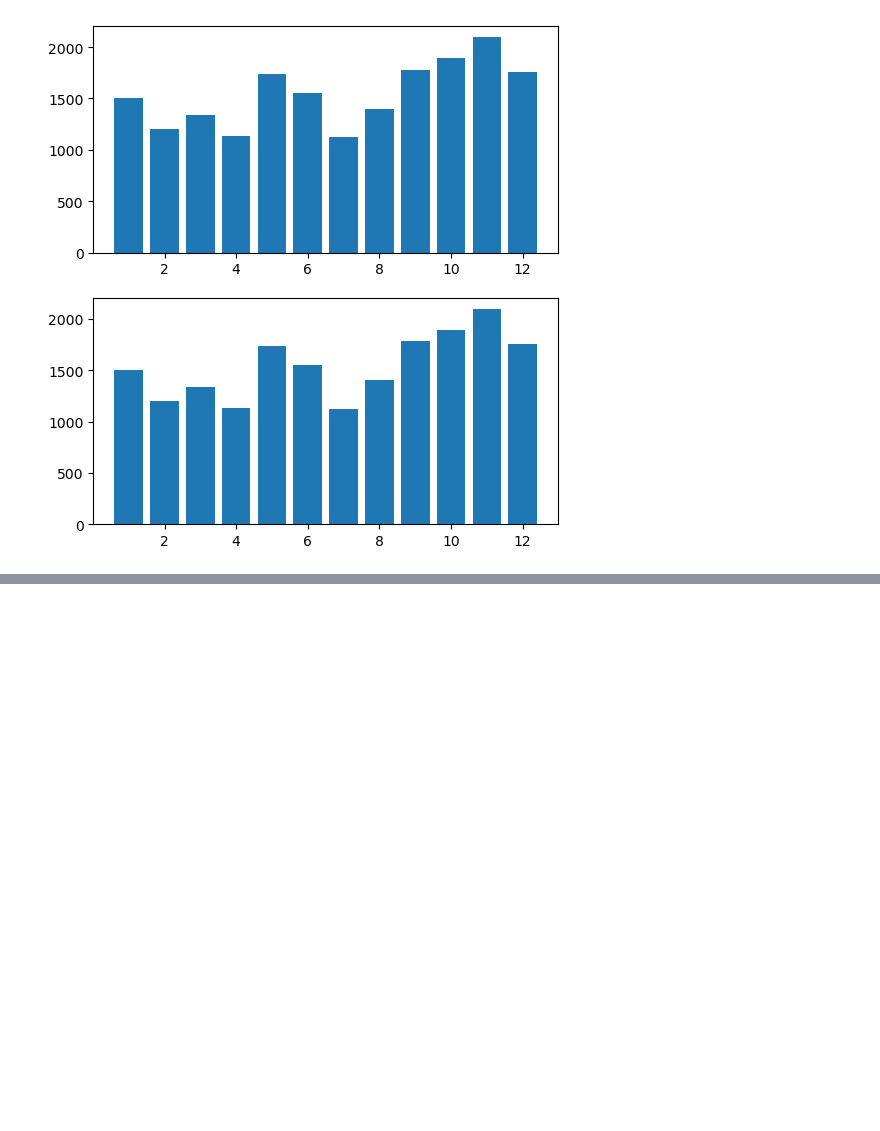
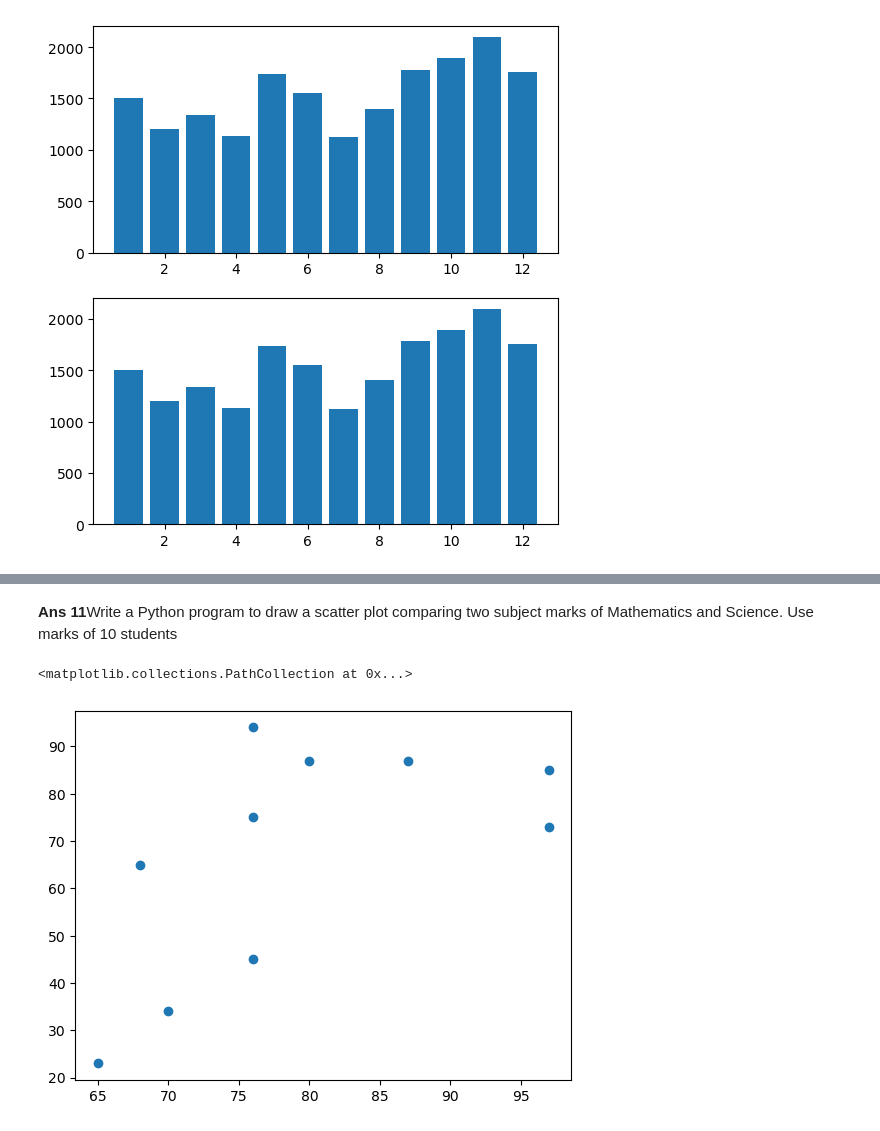
Before and after one commit to tusharshukla34/Advance-Python, a Jupyter notebook: Matplot Practice Question/Untitled.ipynb, the cells around one changed output, grey strips where cells are left out. Saved outputs shown, nothing was run; the diff lists cells and outputs as text; code cells hidden in the pictures; blank space fills up the shorter version.

```diff
--- a/Matplot Practice Question/Untitled.ipynb
+++ b/Matplot Practice Question/Untitled.ipynb
@@ -88,0 +155,13 @@ plt.savefig("Ans 4.jpg")
+# %% [markdown]
+**Ans 11**Write a Python program to draw a
+scatter plot comparing two subject marks of
+Mathematics and Science. Use marks of 10
+students
+# %%
+math = [70,80,76,68,97,76,97,65,76,87]
+science = [34,87,75,65,73,94,85,23,45,87]
+
+plt.scatter(math,science)
+# %% [output]
+<matplotlib.collections.PathCollection at 0x...>
+[figure, added]
```
Also changed, not shown: parts of 8 cells of this notebook.
